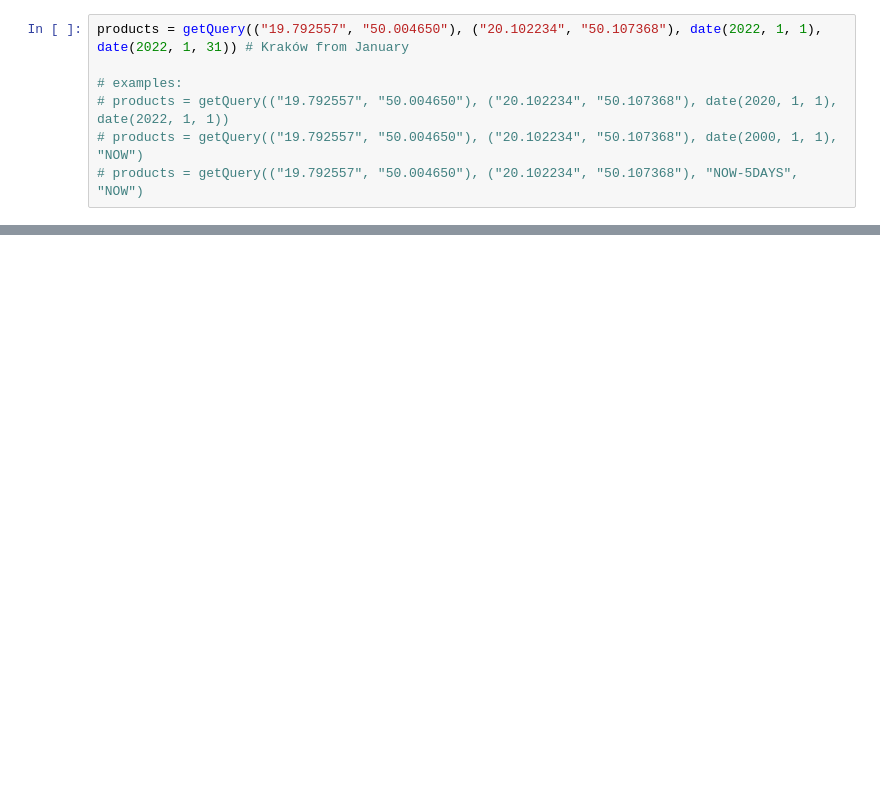
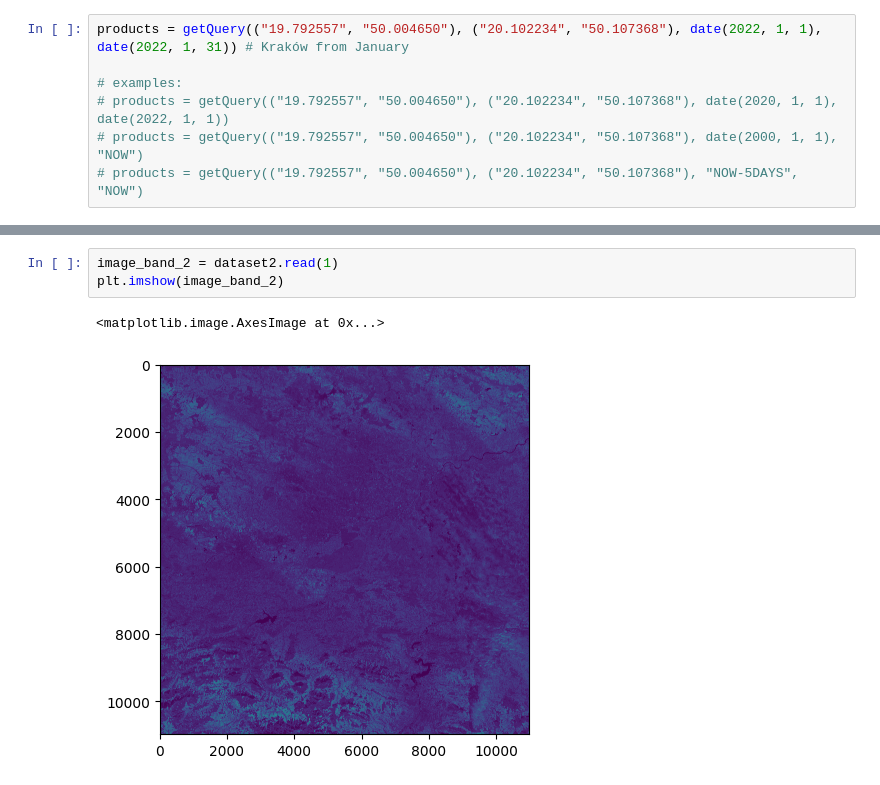
Before and after one commit to rafalgrm/senti-water, a Jupyter notebook: download_bbox.ipynb, the cells around one changed output, grey strips where cells are left out. Cells and saved outputs as stored; diff of their text form; blank space fills up the shorter version.

```diff
--- a/download_bbox.ipynb
+++ b/download_bbox.ipynb
@@ -43,0 +57,6 @@ products_df
+# %%
+image_band_2 = dataset2.read(1)
+plt.imshow(image_band_2)
+# %% [output]
+<matplotlib.image.AxesImage at 0x...>
+[figure, added]
```
Also changed, not shown: parts of 8 cells of this notebook, 1 other file.
